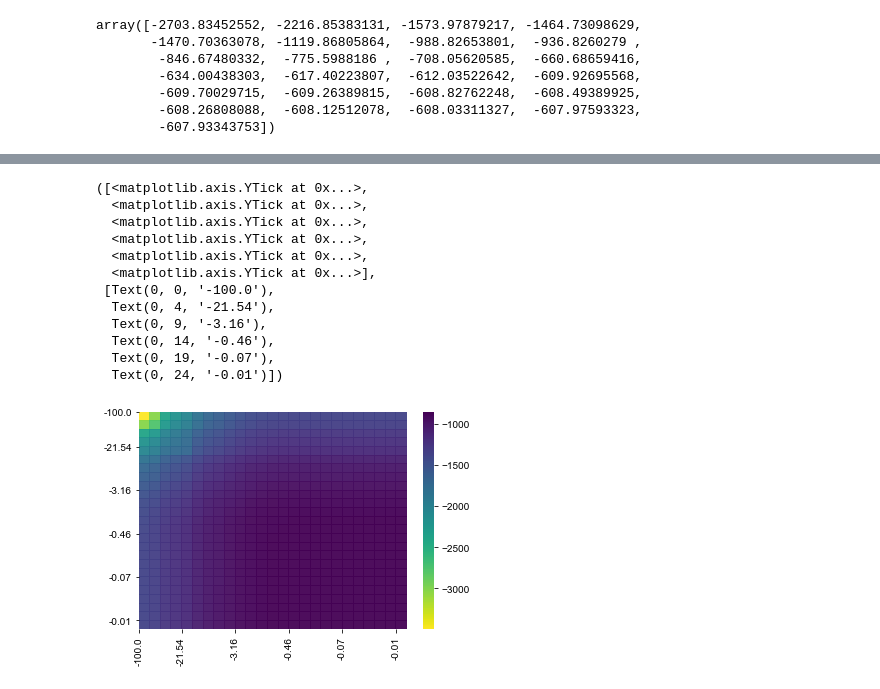
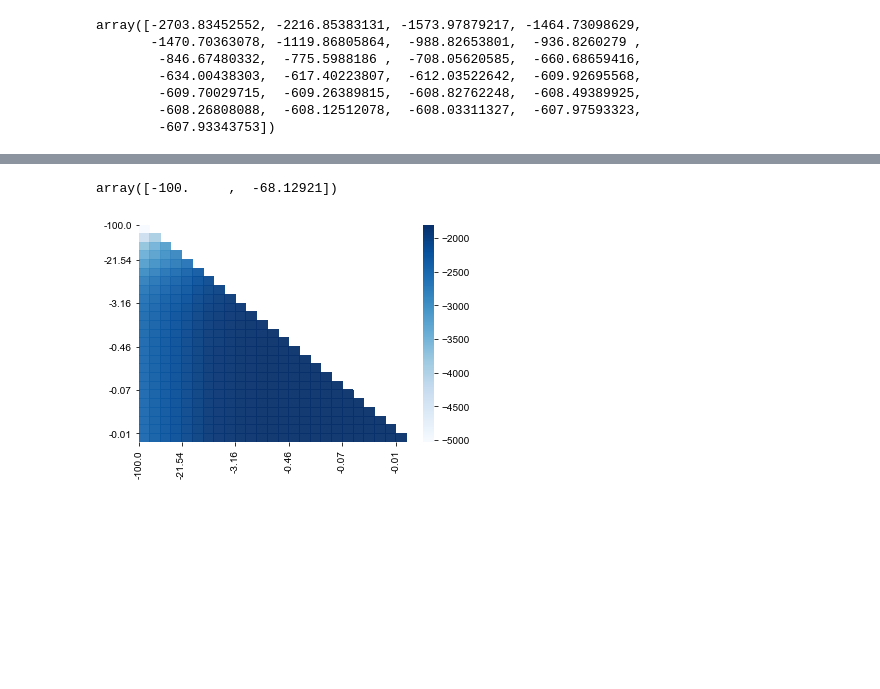
Before and after one commit to VivaswatS/selCoefEst, a Jupyter notebook: working_selCoefEst.ipynb, the cells around one changed output, grey strips where cells are left out. Cells and saved outputs as stored; diff of their text form; code cells hidden in the pictures; blank space fills up the shorter version.

```diff
--- a/working_selCoefEst.ipynb
+++ b/working_selCoefEst.ipynb
@@ -203,8 +209,8 @@ Text(0, 0.5, 'log-lik units')
 # %%
 %%time
 ## assuming two selection coefficients and only freq info (split 50/50)
-dub_onlyfreq = np.empty((len(gamma),len(gamma))) # need a 2d search
+dub_onlyfreq = np.zeros((len(gamma),len(gamma))) # need a 2d search
 for ig1, g1 in enumerate(gamma):
-    for ig2, g2 in enumerate(gamma):
+    for ig2, g2 in enumerate(gamma[0:(ig1+1)]):
         dub_onlyfreq[ig1, ig2] = np.sum(np.log(0.5*np.exp(get_lp_xl(g1, newdat[:,0])) + 0.5*np.exp(get_lp_xl(g2, newdat[:,0]))))
 # %% [output]
@@ -212,0 +219,3 @@ Wall time: 28.3 s
+# %%
+mask = np.full(dub_onlyfreq.shape,False)
+mask[np.triu_indices_from(dub_onlyfreq,k=1)] = True
@@ -302,9 +296,9 @@ array([-2703.83452552, -2216.85383131, -1573.97879217, -1464.73098629,
 # %%
 %%time
 ## assuming two selection coefficients and only freq info (split 50/50)
-dub_agefreq = np.empty((len(gamma),len(gamma))) # need a 2d search
+dub_agefreq = np.zeros((len(gamma),len(gamma))) # need a 2d search
 for ig1, g1 in enumerate(gamma):
-    for ig2, g2 in enumerate(gamma):
+    for ig2, g2 in enumerate(gamma[0:(ig1+1)]):
         dub_agefreq[ig1, ig2] = np.sum(np.log(0.5*np.exp(get_lp_alxl(g1, newdat[:,0], np.log(newdat[:,2])) + get_lp_xl(g1, newdat[:,0])) +
         0.5*np.exp(get_lp_alxl(g2, newdat[:,0], np.log(newdat[:,2])) + get_lp_xl(g2, newdat[:,0]))))
 # %% [output]
@@ -313,9 +317,9 @@ Wall time: 4min 28s
 # %%
 %%time
 ## assuming two selection coefficients and only age info (split 50/50)
-dub_onlyage = np.empty((len(gamma),len(gamma))) # need a 2d search
+dub_onlyage = np.zeros((len(gamma),len(gamma))) # need a 2d search
 for ig1, g1 in enumerate(gamma):
-    for ig2, g2 in enumerate(gamma):
+    for ig2, g2 in enumerate(gamma[0:(ig1+1)]):
         dub_onlyage[ig1, ig2] = np.sum(np.log(0.5*np.exp(get_lp_alxl(g1, newdat[:,0], np.log(newdat[:,2]))) +
         0.5*np.exp(get_lp_alxl(g2, newdat[:,0], np.log(newdat[:,2])))))
 # %% [output]
@@ -324,18 +328,8 @@ Wall time: 3min 59s
 # %%
-seaborn.heatmap(dub_onlyage,alpha=0.95,xticklabels=gamma,yticklabels=gamma,cmap='viridis_r')
+seaborn.heatmap(dub_onlyage,alpha=0.95,xticklabels=gamma,yticklabels=gamma,cmap='Blues',mask=mask)
 plt.xticks(np.linspace(0,24,6,dtype='int'),gamma[np.linspace(0,24,6,dtype='int')].round(2))
 plt.yticks(np.linspace(0,24,6,dtype='int'),gamma[np.linspace(0,24,6,dtype='int')].round(2))
+gamma[[np.unravel_index(dub_onlyage.argmax(), dub_onlyage.shape)]]
 # %% [output]
-([<matplotlib.axis.YTick at 0x...>,
-  <matplotlib.axis.YTick at 0x...>,
-  <matplotlib.axis.YTick at 0x...>,
-  <matplotlib.axis.YTick at 0x...>,
-  <matplotlib.axis.YTick at 0x...>,
-  <matplotlib.axis.YTick at 0x...>],
- [Text(0, 0, '-100.0'),
-  Text(0, 4, '-21.54'),
-  Text(0, 9, '-3.16'),
-  Text(0, 14, '-0.46'),
-  Text(0, 19, '-0.07'),
-  Text(0, 24, '-0.01')])
+array([-100.     ,  -68.12921])
-[figure, old version]
+[figure, new version]
```
Also changed, not shown: parts of 32 cells of this notebook.
